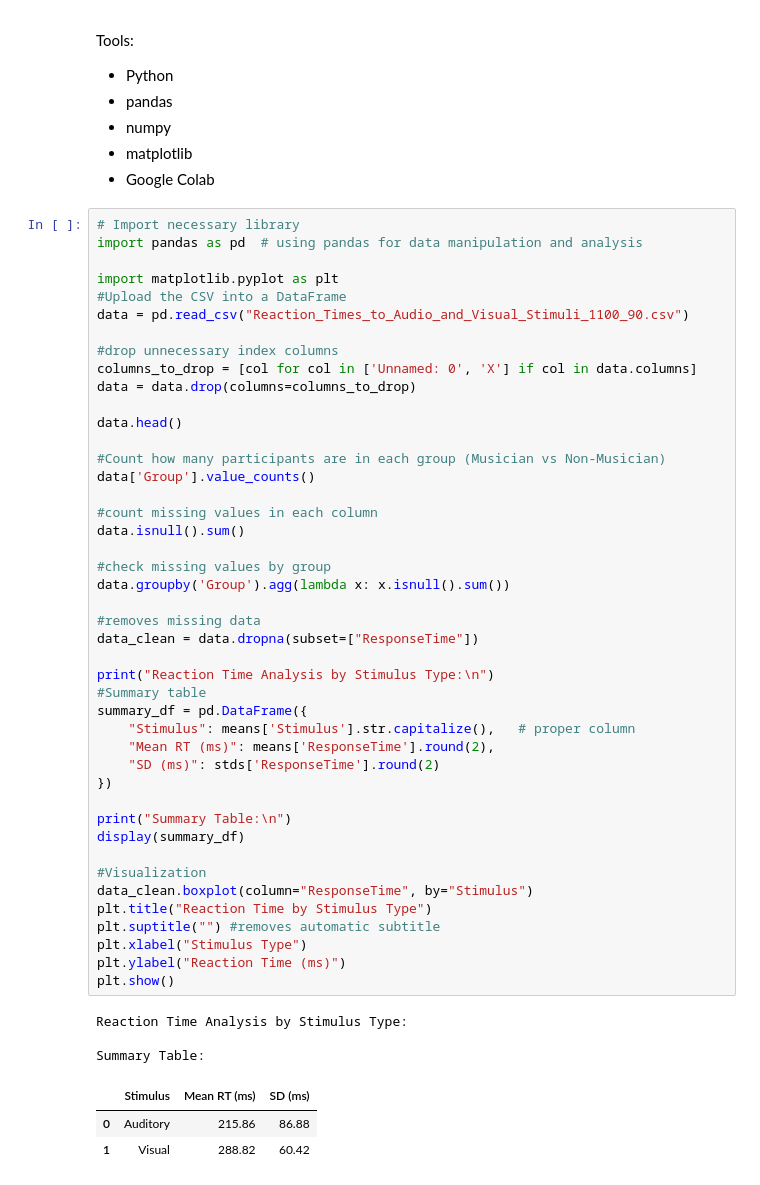
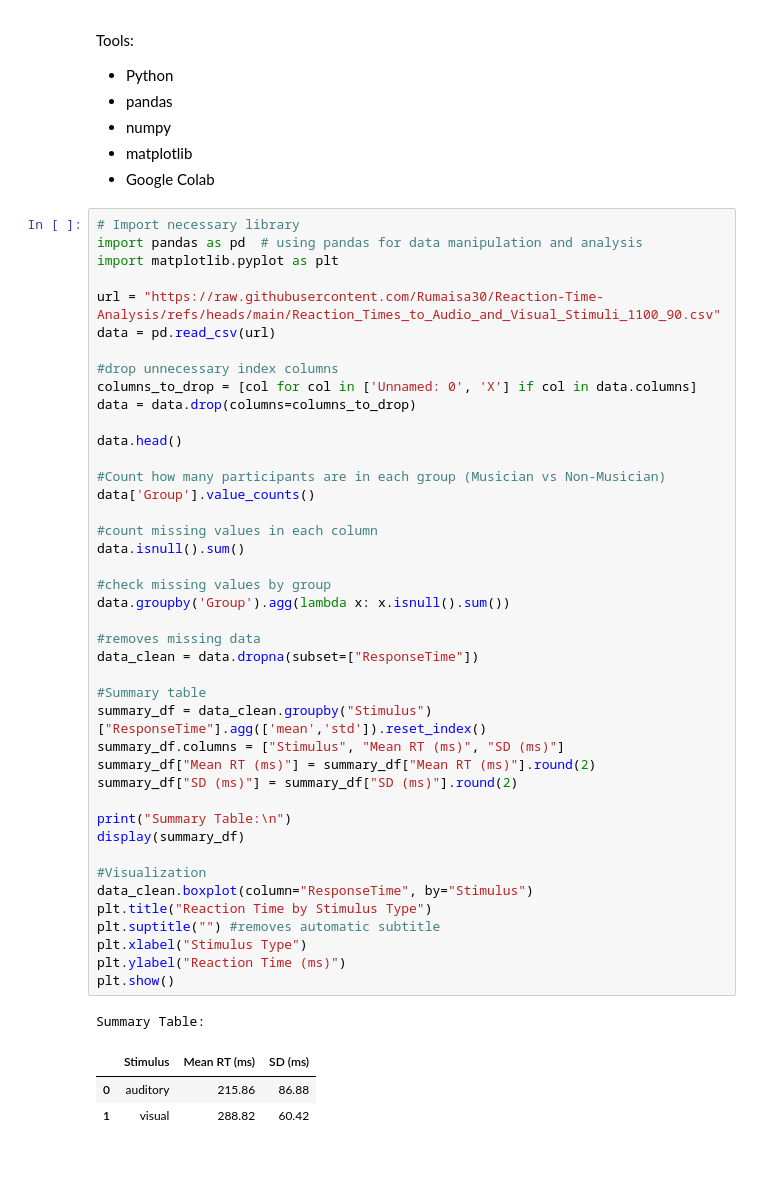
Before and after one commit to Rumaisa30/Reaction-Time-Analysis, a Jupyter notebook: Rumaisa_Siddiqui_Independent_Project.ipynb, the cells around one changed output. Saved outputs shown, nothing was run; the diff lists cells and outputs as text.

```diff
--- a/Rumaisa_Siddiqui_Independent_Project.ipynb
+++ b/Rumaisa_Siddiqui_Independent_Project.ipynb
@@ -21,10 +21,10 @@ Tools:
 # %%
 # Import necessary library
 import pandas as pd  # using pandas for data manipulation and analysis
+import matplotlib.pyplot as plt
 
-import matplotlib.pyplot as plt
-#Upload the CSV into a DataFrame
-data = pd.read_csv("Reaction_Times_to_Audio_and_Visual_Stimuli_1100_90.csv")
+url = "https://raw.githubusercontent.com/Rumaisa30/Reaction-Time-Analysis/refs/heads/main/Reaction_Times_to_Audio_and_Visual_Stimuli_1100_90.csv"
+data = pd.read_csv(url)
 
 #drop unnecessary index columns
 columns_to_drop = [col for col in ['Unnamed: 0', 'X'] if col in data.columns]
@@ -32,41 +32,37 @@ data = data.drop(columns=columns_to_drop)
 
 data.head()
 
 #Count how many participants are in each group (Musician vs Non-Musician)
 data['Group'].value_counts()
 
 #count missing values in each column
 data.isnull().sum()
 
 #check missing values by group
 data.groupby('Group').agg(lambda x: x.isnull().sum())
 
 #removes missing data
 data_clean = data.dropna(subset=["ResponseTime"])
 
-print("Reaction Time Analysis by Stimulus Type:\n")
 #Summary table
-summary_df = pd.DataFrame({
-    "Stimulus": means['Stimulus'].str.capitalize(),   # proper column
-    "Mean RT (ms)": means['ResponseTime'].round(2),
-    "SD (ms)": stds['ResponseTime'].round(2)
-})
+summary_df = data_clean.groupby("Stimulus")["ResponseTime"].agg(['mean','std']).reset_index()
+summary_df.columns = ["Stimulus", "Mean RT (ms)", "SD (ms)"]
+summary_df["Mean RT (ms)"] = summary_df["Mean RT (ms)"].round(2)
+summary_df["SD (ms)"] = summary_df["SD (ms)"].round(2)
 
 print("Summary Table:\n")
 display(summary_df)
 
 #Visualization
 data_clean.boxplot(column="ResponseTime", by="Stimulus")
 plt.title("Reaction Time by Stimulus Type")
 plt.suptitle("") #removes automatic subtitle
 plt.xlabel("Stimulus Type")
 plt.ylabel("Reaction Time (ms)")
 plt.show()
 # %% [output]
-Reaction Time Analysis by Stimulus Type:
-
 Summary Table:
 |  | Stimulus | Mean RT (ms) | SD (ms) |
-| 0 | Auditory | 215.86 | 86.88 |
-| 1 | Visual | 288.82 | 60.42 |
+| 0 | auditory | 215.86 | 86.88 |
+| 1 | visual | 288.82 | 60.42 |
 [figure]
```
